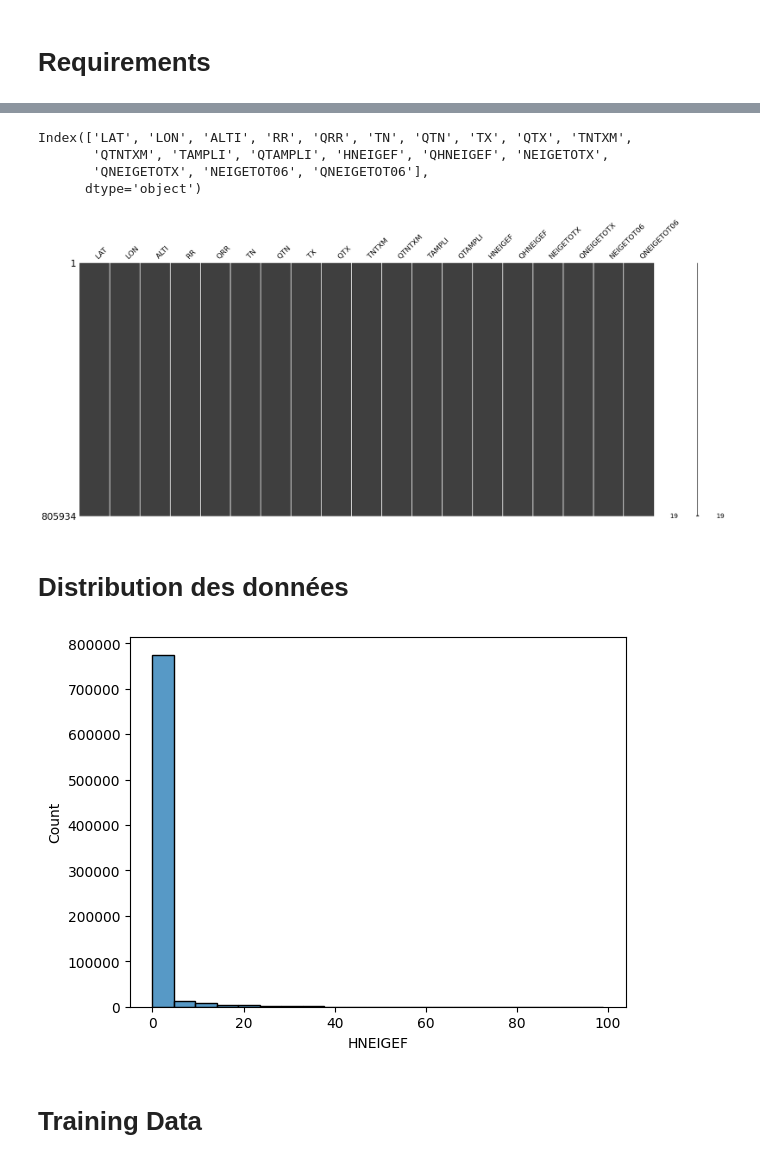
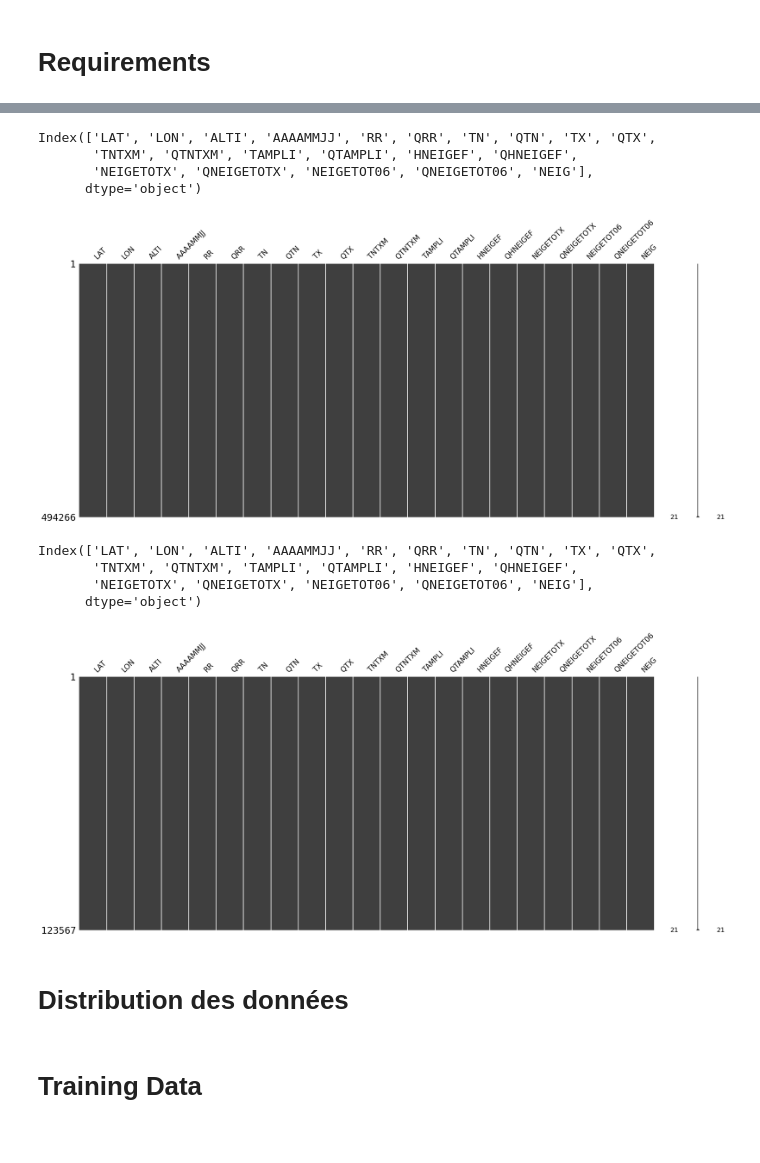
Before and after one commit to Matis-n/meteo-neige-chamonix, a Jupyter notebook: enneigement_starting_kit.ipynb, the cells around one changed output, grey strips where cells are left out. Cells and saved outputs as stored; diff of their text form; code cells hidden in the pictures.

```diff
--- a/enneigement_starting_kit.ipynb
+++ b/enneigement_starting_kit.ipynb
@@ -60,0 +104,19 @@ test = pd.read_csv(f"data/test.csv", sep=";", decimal=".")
+# %%
+# preprocess
+#columns of data
+num_cols = train.select_dtypes(include=np.number).columns
+cat_cols = train.select_dtypes(include='object').columns
+# remove AAAAMMJJ from cat_cols
+cat_cols = cat_cols.drop('AAAAMMJJ')
+#throw away categorical columns
+train = train.drop(columns=cat_cols)
+train = train.drop(columns=['NUM_POSTE'])
+
+
+num_cols = test.select_dtypes(include=np.number).columns
+cat_cols = test.select_dtypes(include='object').columns
+# remove AAAAMMJJ from cat_cols
+cat_cols = cat_cols.drop('AAAAMMJJ')
+#throw away categorical columns
+test = test.drop(columns=cat_cols)
+test = test.drop(columns=['NUM_POSTE'])
@@ -61,19 +133,37 @@ test = pd.read_csv(f"data/test.csv", sep=";", decimal=".")
 # %%
 #data empty values
 #if 50% of the data is missing, we drop the column
 train = train.dropna(thresh=0.5*len(train), axis=1)
 #fill the rest with the mean
 train = train.fillna(train.median())
 print(train.columns)
 #data empty values
 msno.matrix(train)
 plt.show()
+
+train.drop(columns=["AAAAMMJJ"], inplace=True)
+
+#data empty values
+#if 50% of the data is missing, we drop the column
+test = test.dropna(thresh=0.5*len(test), axis=1)
+#fill the rest with the mean
+test = test.fillna(train.median())
+print(test.columns)
+#data empty values
+msno.matrix(test)
+plt.show()
+test.drop(columns=["AAAAMMJJ"], inplace=True)
 # %% [output]
-Index(['LAT', 'LON', 'ALTI', 'RR', 'QRR', 'TN', 'QTN', 'TX', 'QTX', 'TNTXM',
-       'QTNTXM', 'TAMPLI', 'QTAMPLI', 'HNEIGEF', 'QHNEIGEF', 'NEIGETOTX',
-       'QNEIGETOTX', 'NEIGETOT06', 'QNEIGETOT06'],
+Index(['LAT', 'LON', 'ALTI', 'AAAAMMJJ', 'RR', 'QRR', 'TN', 'QTN', 'TX', 'QTX',
+       'TNTXM', 'QTNTXM', 'TAMPLI', 'QTAMPLI', 'HNEIGEF', 'QHNEIGEF',
+       'NEIGETOTX', 'QNEIGETOTX', 'NEIGETOT06', 'QNEIGETOT06', 'NEIG'],
       dtype='object')
-[figure, old version]
+[figure, new version]
+Index(['LAT', 'LON', 'ALTI', 'AAAAMMJJ', 'RR', 'QRR', 'TN', 'QTN', 'TX', 'QTX',
+       'TNTXM', 'QTNTXM', 'TAMPLI', 'QTAMPLI', 'HNEIGEF', 'QHNEIGEF',
+       'NEIGETOTX', 'QNEIGETOTX', 'NEIGETOT06', 'QNEIGETOT06', 'NEIG'],
+      dtype='object')
+[figure, added]
 # %% [markdown]
 # Distribution des données
 # %%
@@ -86,9 +181,3 @@ y_test = test[y_target]
-# %%
-#Distribution du taux de neige
-sns.histplot(data['HNEIGEF'])
-plt.show()
-# %% [output]
-[figure, removed]
 # %% [markdown]
 # Training Data
 # %%
```
Also changed, not shown: parts of 8 cells of this notebook, 3 other files.
